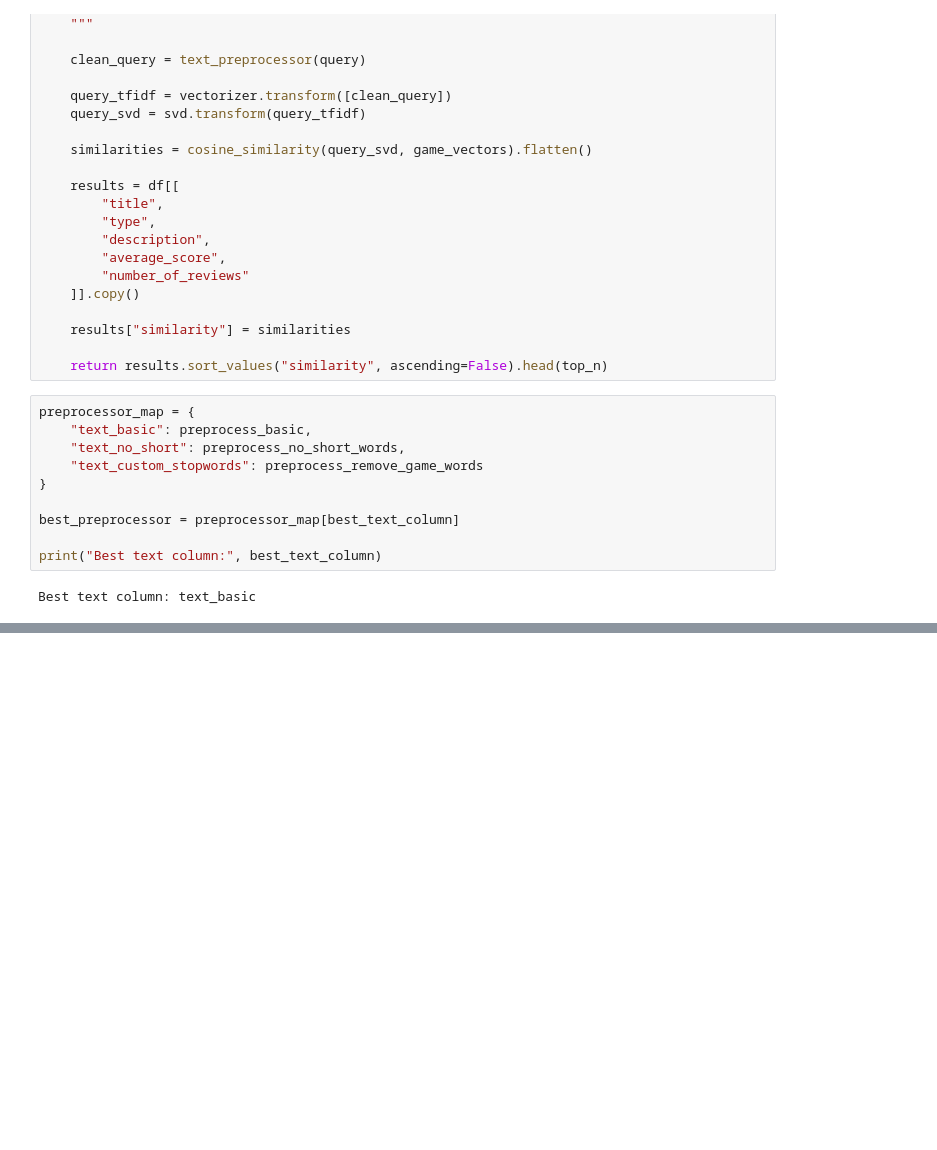
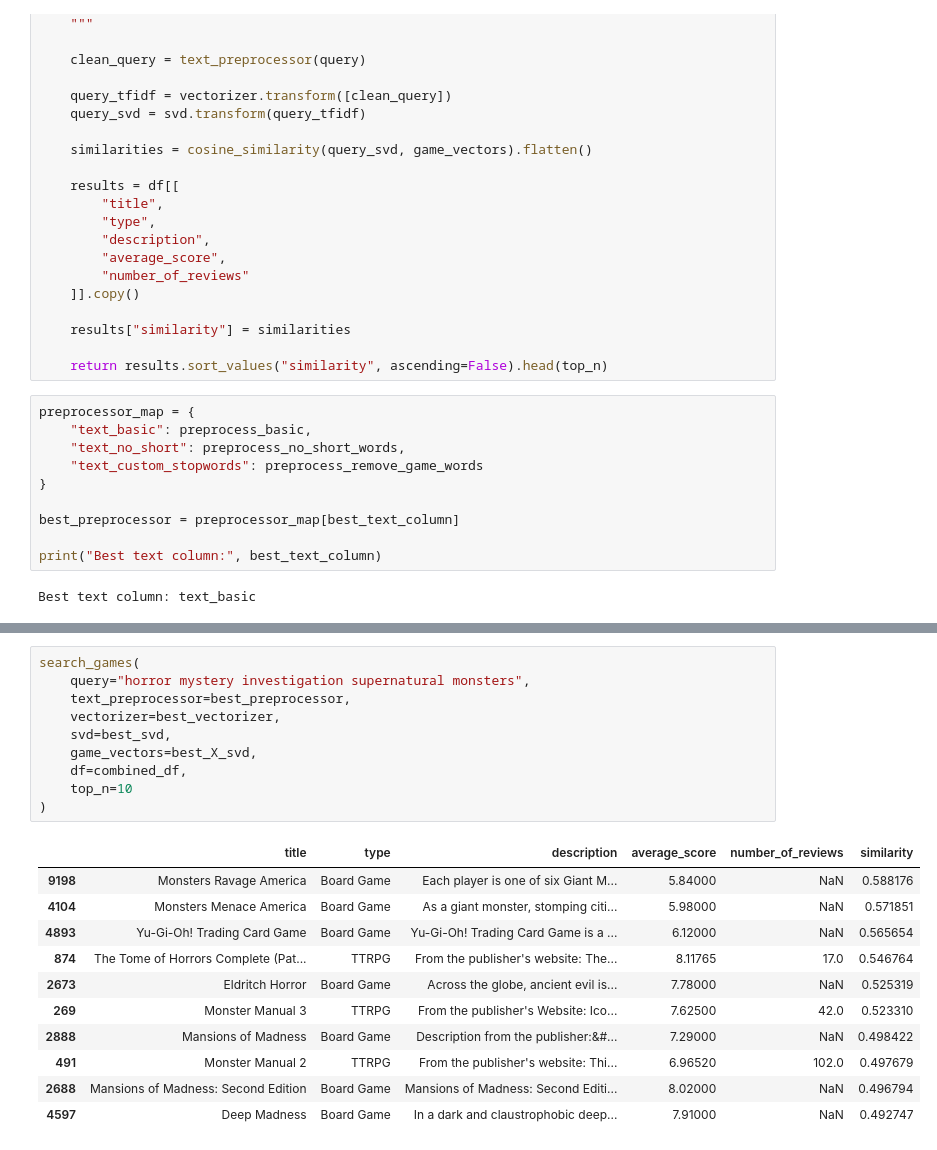
Before and after one commit to qigol/ml1-project-lt4, a Jupyter notebook: working-notebooks/brit/svd with merged.ipynb, the cells around one changed output, grey strips where cells are left out. Saved outputs shown, nothing was run; the diff lists cells and outputs as text; blank space fills up the shorter version.

```diff
--- a/working-notebooks/brit/svd with merged.ipynb
+++ b/working-notebooks/brit/svd with merged.ipynb
@@ -543,0 +586,22 @@ search_games(
+# %%
+search_games(
+    query="horror mystery investigation supernatural monsters",
+    text_preprocessor=best_preprocessor,
+    vectorizer=best_vectorizer,
+    svd=best_svd,
+    game_vectors=best_X_svd,
+    df=combined_df,
+    top_n=10
+)
+# %% [output]
+|  | title | type | description | average_score | number_of_reviews | similarity |
+| 9198 | Monsters Ravage America | Board Game | Each player is one of six Giant M... | 5.84000 | NaN | 0.588176 |
+| 4104 | Monsters Menace America | Board Game | As a giant monster, stomping citi... | 5.98000 | NaN | 0.571851 |
+| 4893 | Yu-Gi-Oh! Trading Card Game | Board Game | Yu-Gi-Oh! Trading Card Game is a ... | 6.12000 | NaN | 0.565654 |
+| 874 | The Tome of Horrors Complete (Pat... | TTRPG | From the publisher's website: The... | 8.11765 | 17.0 | 0.546764 |
+| 2673 | Eldritch Horror | Board Game | Across the globe, ancient evil is... | 7.78000 | NaN | 0.525319 |
+| 269 | Monster Manual 3 | TTRPG | From the publisher's Website: Ico... | 7.62500 | 42.0 | 0.523310 |
+| 2888 | Mansions of Madness | Board Game | Description from the publisher:&#... | 7.29000 | NaN | 0.498422 |
+| 491 | Monster Manual 2 | TTRPG | From the publisher's website: Thi... | 6.96520 | 102.0 | 0.497679 |
+| 2688 | Mansions of Madness: Second Edition | Board Game | Mansions of Madness: Second Editi... | 8.02000 | NaN | 0.496794 |
+| 4597 | Deep Madness | Board Game | In a dark and claustrophobic deep... | 7.91000 | NaN | 0.492747 |
```
Also changed, not shown: parts of 13 cells of this notebook.
